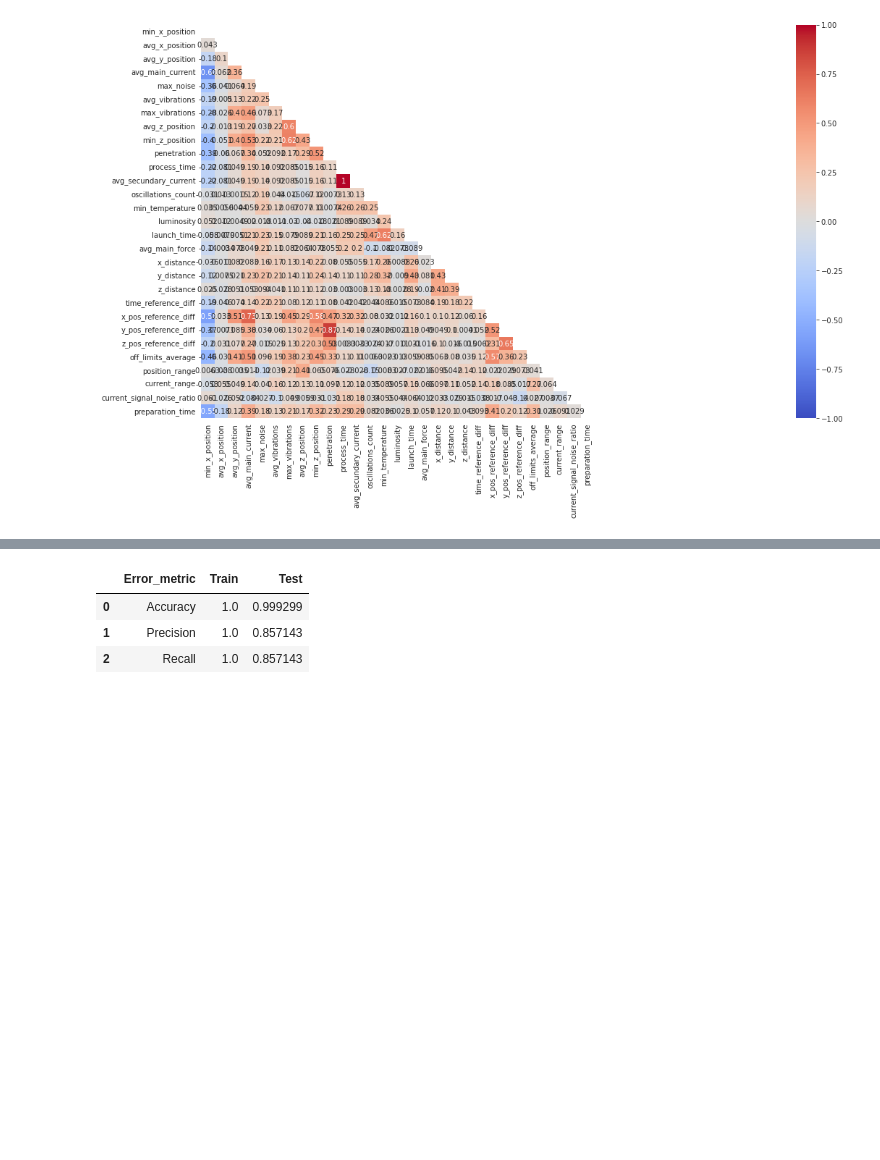
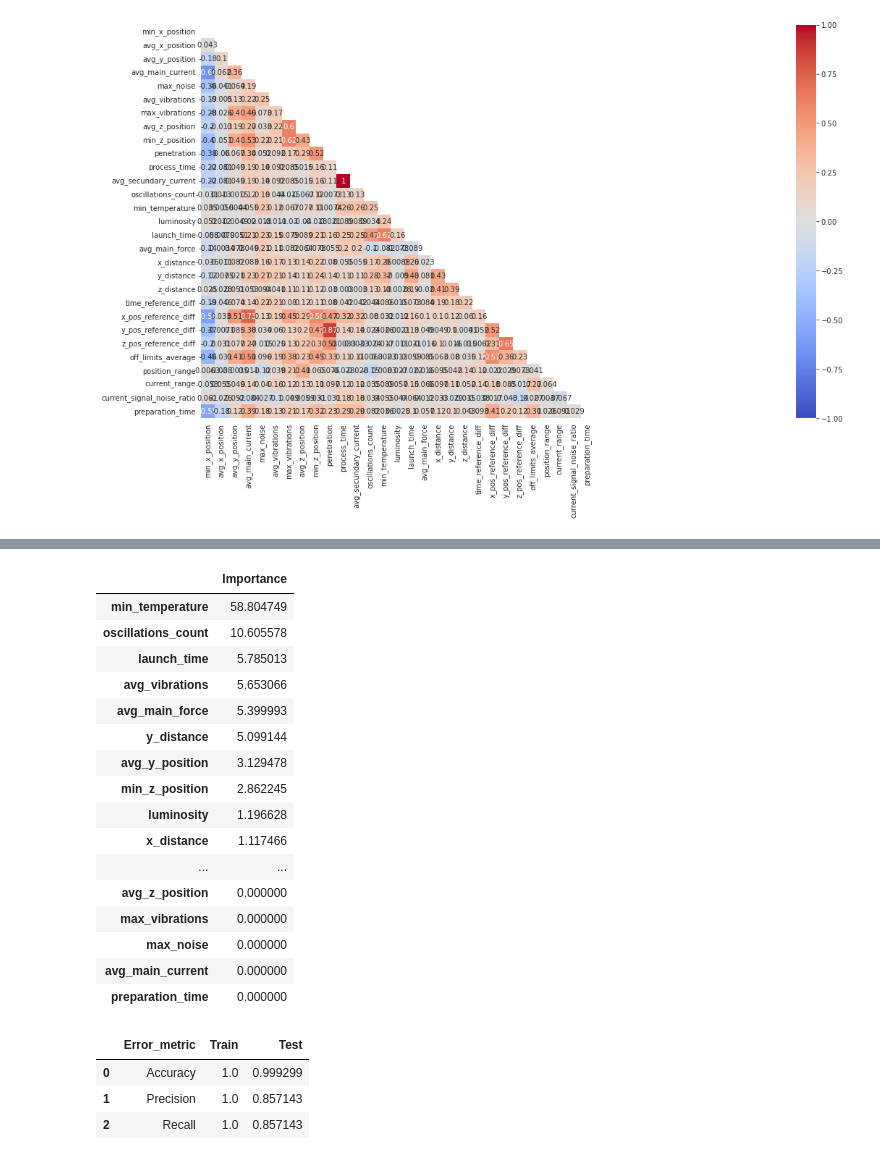
Before and after one commit to kondoniranjan95/Predictive-maintainence-final-project, a Jupyter notebook: roughhh.ipynb, the cells around one changed output, grey strips where cells are left out. Drawn from its saved outputs; the diff is of its cells as text; code cells hidden in the pictures; blank space fills up the shorter version.

```diff
--- a/roughhh.ipynb
+++ b/roughhh.ipynb
@@ -101,3 +94,37 @@ Accuracy: 99.93%
+# %%
+
+df_feature_importances = pd.DataFrame(model.feature_importances_*100,columns=["Importance"],index=X_colm)
+df_feature_importances = df_feature_importances.sort_values("Importance", ascending=False)
+
+
+# We create a Features Importance Bar Chart
+fig_features_importance = go.Figure()
+fig_features_importance.add_trace(go.Bar(x=df_feature_importances.index,
+                                         y=df_feature_importances["Importance"],
+                                         marker_color='rgb(171, 226, 251)')
+                                 )
+fig_features_importance.update_layout(title_text='<b>Features Importance of the model<b>', title_x=0.5)
+fig_features_importance.show()
+
+df_feature_importances
+# %% [output]
+|  | Importance |
+| min_temperature | 58.804749 |
+| oscillations_count | 10.605578 |
+| launch_time | 5.785013 |
+| avg_vibrations | 5.653066 |
+| avg_main_force | 5.399993 |
+| y_distance | 5.099144 |
+| avg_y_position | 3.129478 |
+| min_z_position | 2.862245 |
+| luminosity | 1.196628 |
+| x_distance | 1.117466 |
+| ... | ... |
+| avg_z_position | 0.000000 |
+| max_vibrations | 0.000000 |
+| max_noise | 0.000000 |
+| avg_main_current | 0.000000 |
+| preparation_time | 0.000000 |
 # %%
 performance_log = pd.DataFrame({'Error_metric': ['Accuracy','Precision','Recall'],
                                'Train': [accuracy_score(y_train, y_pred_train),
```
Also changed, not shown: parts of 6 cells of this notebook, 1 other file.
